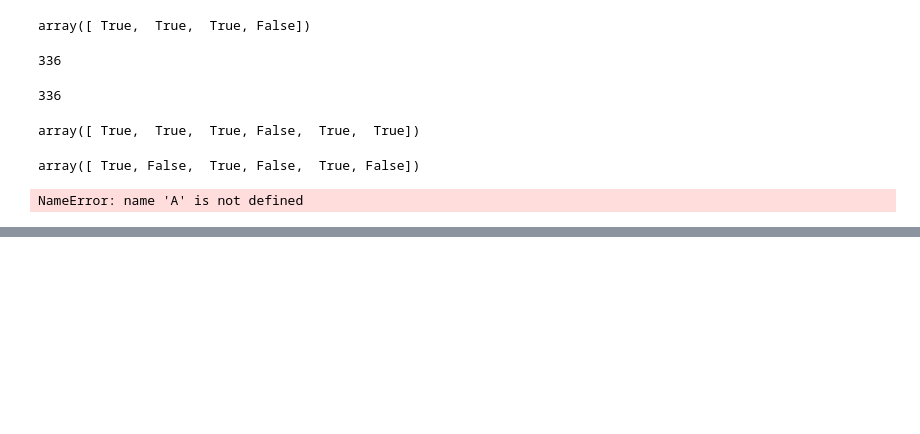
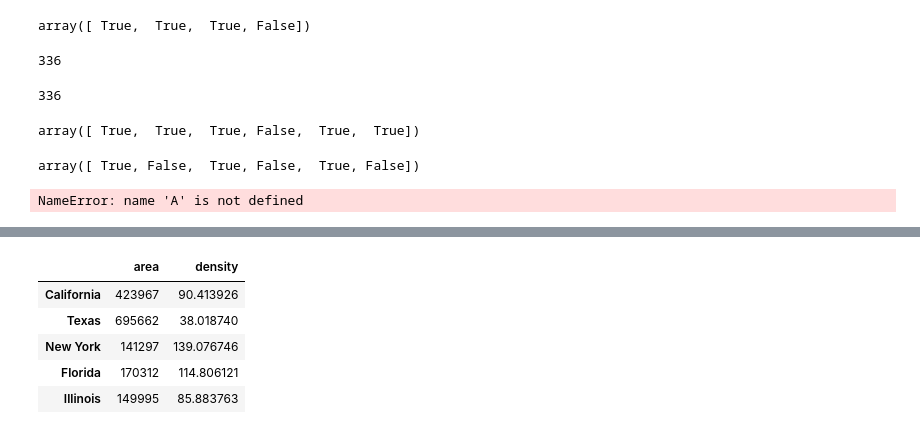
Before and after one commit to t8t/python22, a Jupyter notebook: Day3.ipynb, the cells around one changed output, grey strips where cells are left out. Drawn from its saved outputs; the diff is of its cells as text; code cells hidden in the pictures; blank space fills up the shorter version.

```diff
--- a/Day3.ipynb
+++ b/Day3.ipynb
@@ -1386,0 +1500,9 @@ data['area']['California']
+# %%
+data[['area', 'density']]
+# %% [output]
+|  | area | density |
+| California | 423967 | 90.413926 |
+| Texas | 695662 | 38.018740 |
+| New York | 141297 | 139.076746 |
+| Florida | 170312 | 114.806121 |
+| Illinois | 149995 | 85.883763 |
```
Also changed, not shown: parts of 240 cells of this notebook.
